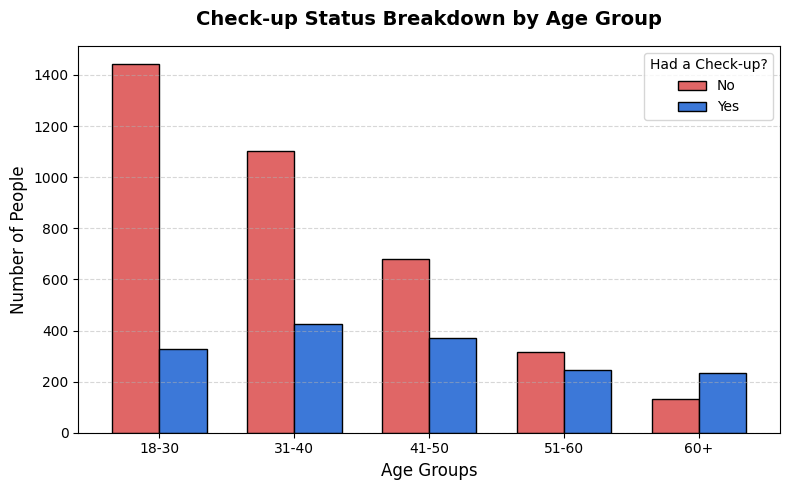
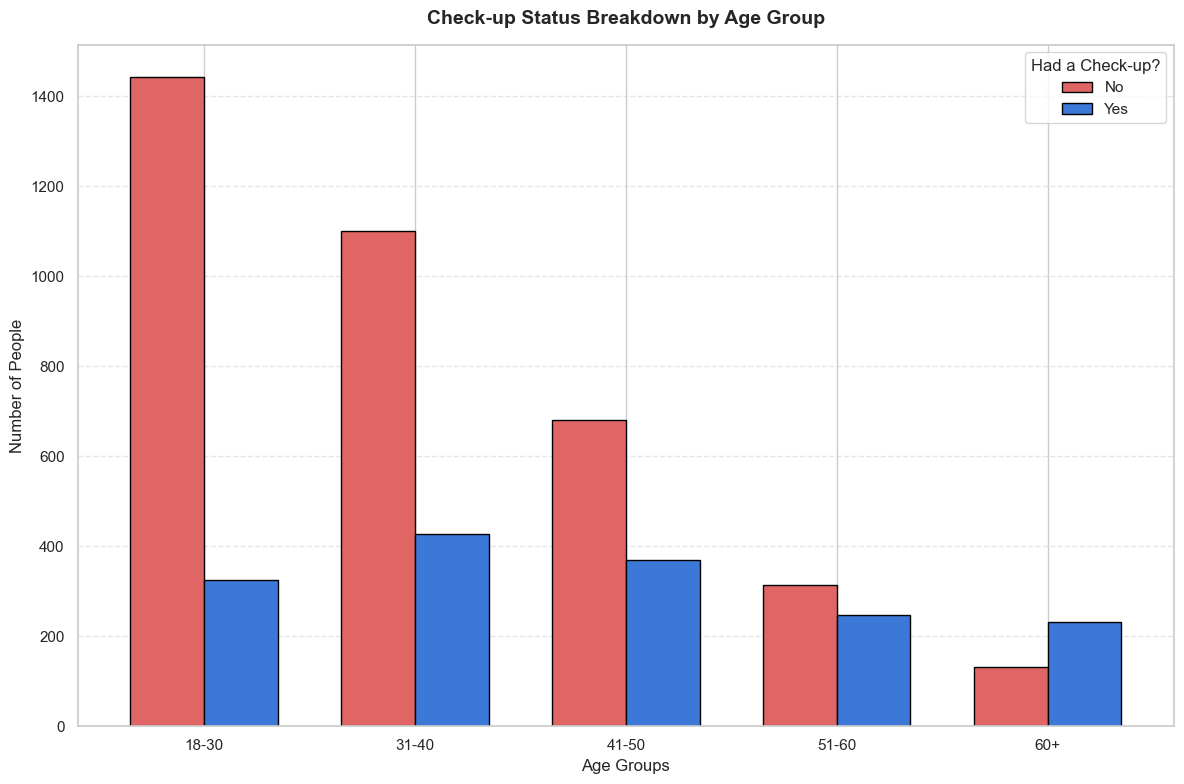
The notebook cell's code change between the first figure and the second:
--- before
+++ after
@@ -3,5 +3,5 @@
 
 # Create the canvas
-fig, ax = plt.subplots(figsize=(8, 5))
+fig, ax = plt.subplots(figsize=(12, 8))
 
 # Plot the data as side-by-side bars

Commit: Added all the figures from EDA in one directory